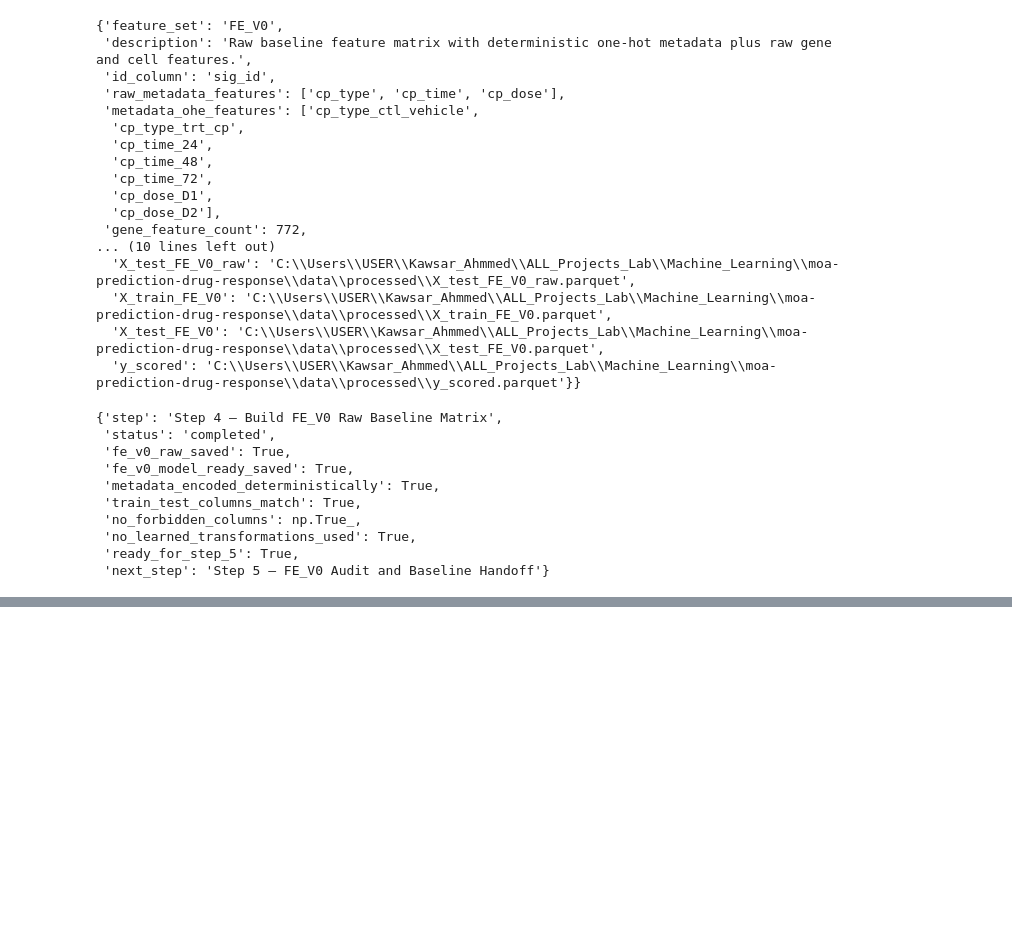
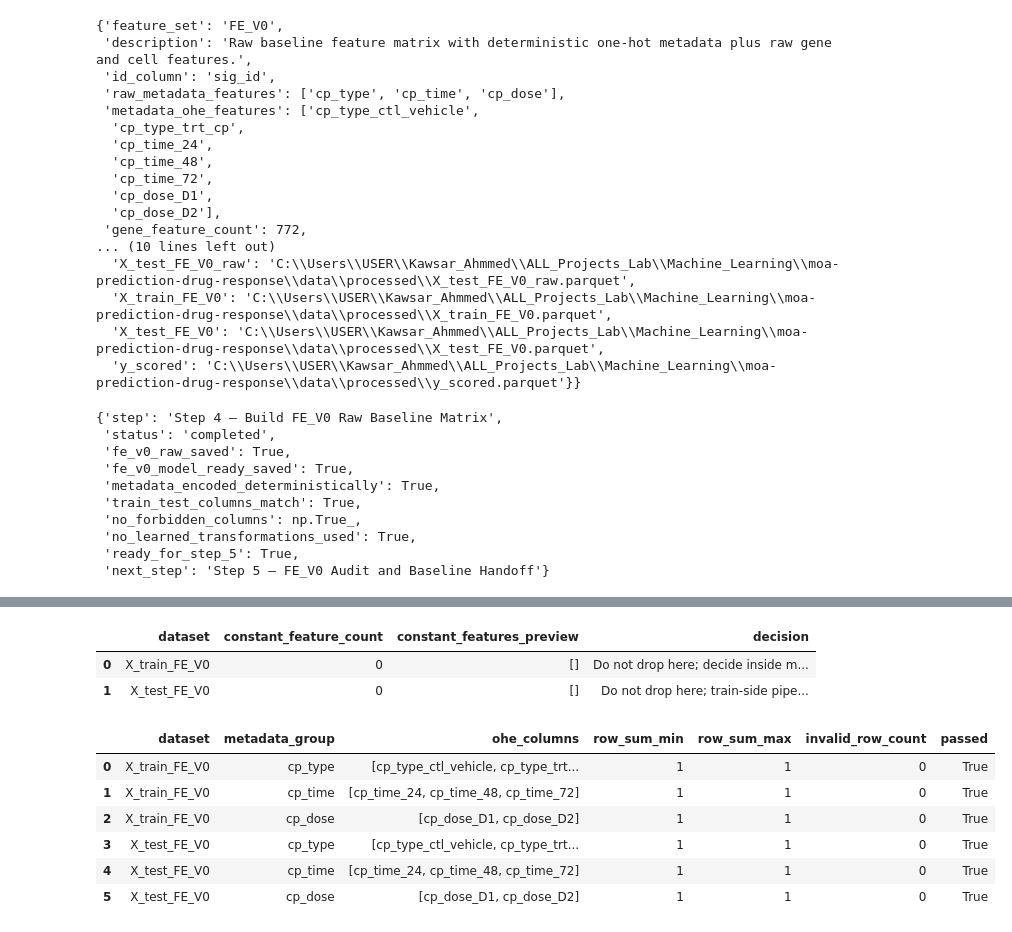
Before and after one commit to kawsar07ahmmed0712-rgb/moa-prediction-drug-response, a Jupyter notebook: notebooks/03_feature_engineering.ipynb, the cells around one changed output, grey strips where cells are left out. Saved outputs shown, nothing was run; the diff lists cells and outputs as text; code cells hidden in the pictures; blank space fills up the shorter version.

Commit message:
Step 5 — FE_V0 Audit and Baseline Handoff

```diff
--- a/notebooks/03_feature_engineering.ipynb
+++ b/notebooks/03_feature_engineering.ipynb
@@ -1504,0 +1558,12 @@ step_4_status
+# %%
+X_train_FE_V0_saved = pd.read_parquet(fe_v0_artifact_paths["X_train_FE_V0"])
+X_test_FE_V0_saved = pd.read_parquet(fe_v0_artifact_paths["X_test_FE_V0"])
+y_scored_saved = pd.read_parquet(fe_v0_artifact_paths["y_scored"])
+
+with open(fe_v0_artifact_paths["FE_V0_manifest"], "r", encoding="utf-8") as f:
+    FE_V0_manifest_saved = json.load(f)
+
+print("Saved FE_V0 artifacts reloaded successfully.")
+print("X_train_FE_V0_saved:", X_train_FE_V0_saved.shape)
+print("X_test_FE_V0_saved :", X_test_FE_V0_saved.shape)
+print("y_scored_saved     :", y_scored_saved.shape)
@@ -1504,0 +1667,68 @@ step_4_status
+# %%
+train_feature_nunique = X_train_FE_V0_saved[fe_v0_model_features].nunique(dropna=False)
+test_feature_nunique = X_test_FE_V0_saved[fe_v0_model_features].nunique(dropna=False)
+
+constant_train_features = train_feature_nunique[train_feature_nunique <= 1].index.tolist()
+constant_test_features = test_feature_nunique[test_feature_nunique <= 1].index.tolist()
+
+fe_v0_constant_feature_audit = pd.DataFrame({
+    "dataset": [
+        "X_train_FE_V0",
+        "X_test_FE_V0"
+    ],
+    "constant_feature_count": [
+        len(constant_train_features),
+        len(constant_test_features)
+    ],
+    "constant_features_preview": [
+        constant_train_features[:20],
+        constant_test_features[:20]
+    ],
+    "decision": [
+        "Do not drop here; decide inside modeling pipeline if needed",
+        "Do not drop here; train-side pipeline must control feature selection"
+    ]
+})
+
+fe_v0_constant_feature_audit
+# %% [output]
+|  | dataset | constant_feature_count | constant_features_preview | decision |
+| 0 | X_train_FE_V0 | 0 | [] | Do not drop here; decide inside m... |
+| 1 | X_test_FE_V0 | 0 | [] | Do not drop here; train-side pipe... |
+# %%
+metadata_ohe_groups = {
+    "cp_type": [col for col in metadata_ohe_columns if col.startswith("cp_type_")],
+    "cp_time": [col for col in metadata_ohe_columns if col.startswith("cp_time_")],
+    "cp_dose": [col for col in metadata_ohe_columns if col.startswith("cp_dose_")]
+}
+
+metadata_ohe_integrity_rows = []
+
+for dataset_name, df in [
+    ("X_train_FE_V0", X_train_FE_V0_saved),
+    ("X_test_FE_V0", X_test_FE_V0_saved)
+]:
+    for group_name, group_cols in metadata_ohe_groups.items():
+        row_sums = df[group_cols].sum(axis=1)
+
+        metadata_ohe_integrity_rows.append({
+            "dataset": dataset_name,
+            "metadata_group": group_name,
+            "ohe_columns": group_cols,
+            "row_sum_min": int(row_sums.min()),
+            "row_sum_max": int(row_sums.max()),
+            "invalid_row_count": int((row_sums != 1).sum()),
+            "passed": bool((row_sums == 1).all())
+        })
+
+fe_v0_metadata_ohe_integrity_audit = pd.DataFrame(metadata_ohe_integrity_rows)
+
+fe_v0_metadata_ohe_integrity_audit
+# %% [output]
+|  | dataset | metadata_group | ohe_columns | row_sum_min | row_sum_max | invalid_row_count | passed |
+| 0 | X_train_FE_V0 | cp_type | [cp_type_ctl_vehicle, cp_type_trt... | 1 | 1 | 0 | True |
+| 1 | X_train_FE_V0 | cp_time | [cp_time_24, cp_time_48, cp_time_72] | 1 | 1 | 0 | True |
+| 2 | X_train_FE_V0 | cp_dose | [cp_dose_D1, cp_dose_D2] | 1 | 1 | 0 | True |
+| 3 | X_test_FE_V0 | cp_type | [cp_type_ctl_vehicle, cp_type_trt... | 1 | 1 | 0 | True |
+| 4 | X_test_FE_V0 | cp_time | [cp_time_24, cp_time_48, cp_time_72] | 1 | 1 | 0 | True |
+| 5 | X_test_FE_V0 | cp_dose | [cp_dose_D1, cp_dose_D2] | 1 | 1 | 0 | True |
```
Also changed, not shown: parts of 13 cells of this notebook.
